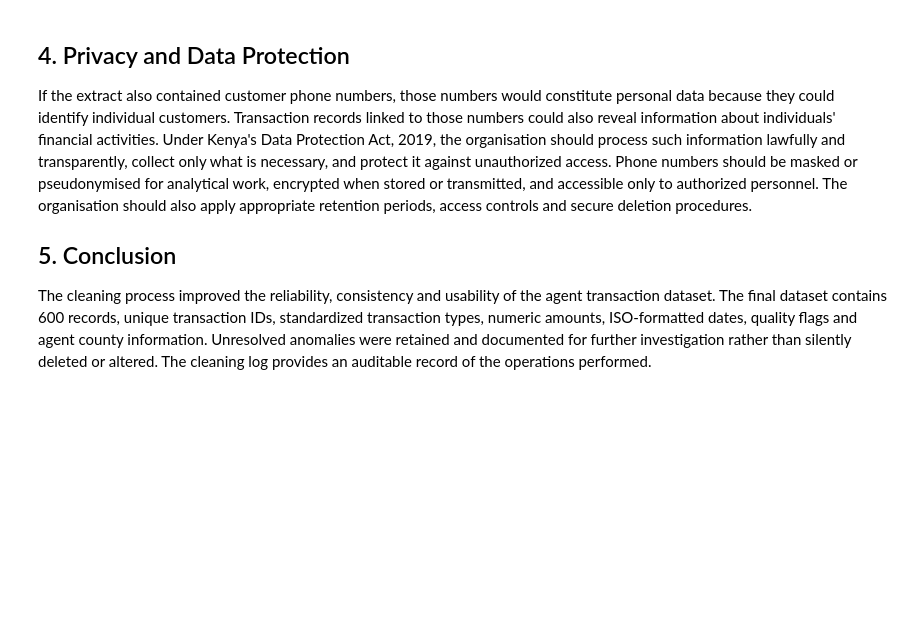
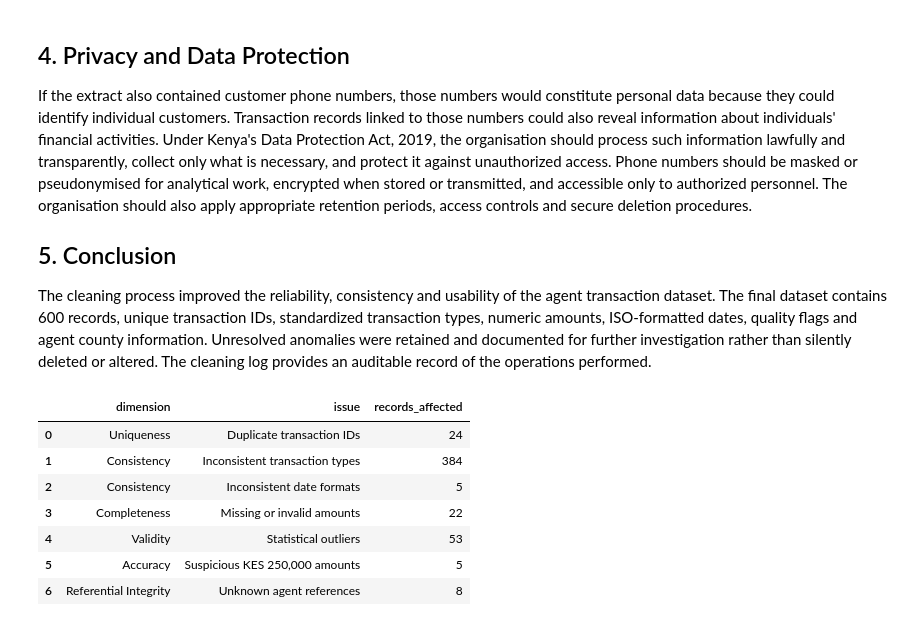
Before and after one commit to Gettie1/plp-da-a3-duka-sales-and-agent-cleanup, a Jupyter notebook: agent_cleanup.ipynb, the cells around one changed output. Saved outputs shown, nothing was run; the diff lists cells and outputs as text; code cells hidden in the pictures; blank space fills up the shorter version.

```diff
--- a/agent_cleanup.ipynb
+++ b/agent_cleanup.ipynb
@@ -790,3 +729,92 @@ If the extract also contained customer phone numbers, those numbers would consti
 ## 5. Conclusion
 
 The cleaning process improved the reliability, consistency and usability of the agent transaction dataset. The final dataset contains 600 records, unique transaction IDs, standardized transaction types, numeric amounts, ISO-formatted dates, quality flags and agent county information. Unresolved anomalies were retained and documented for further investigation rather than silently deleted or altered. The cleaning log provides an auditable record of the operations performed.
+# %%
+# Calculate quality issues from the original data
+duplicate_ids = txns["txn_id"].duplicated(keep=False).sum()
+
+standardized_types = (
+    txns["txn_type"]
+    .astype("string")
+    .str.strip()
+    .str.lower()
+    .map({
+        "deposit": "Deposit",
+        "withdrawal": "Withdrawal"
+    })
+)
+
+inconsistent_types = (
+    txns["txn_type"].astype("string") != standardized_types
+).fillna(False).sum()
+
+numeric_amounts = pd.to_numeric(
+    txns["amount"],
+    errors="coerce"
+)
+
+missing_amounts = numeric_amounts.isna().sum()
+
+suspicious_amounts = numeric_amounts.eq(250000).sum()
+
+inconsistent_dates = (
+    txns["txn_date"]
+    .astype("string")
+    .str.contains("/", na=False)
+).sum()
+
+unknown_agents_count = (
+    ~txns["agent_id"].isin(agents["agent_id"])
+).sum()
+
+# Calculate six data-quality dimensions
+audit_data = [
+    {
+        "dimension": "Uniqueness",
+        "issue": "Duplicate transaction IDs",
+        "records_affected": duplicate_ids
+    },
+    {
+        "dimension": "Consistency",
+        "issue": "Inconsistent transaction types",
+        "records_affected": inconsistent_types
+    },
+    {
+        "dimension": "Consistency",
+        "issue": "Inconsistent date formats",
+        "records_affected": inconsistent_dates
+    },
+    {
+        "dimension": "Completeness",
+        "issue": "Missing or invalid amounts",
+        "records_affected": missing_amounts
+    },
+    {
+        "dimension": "Validity",
+        "issue": "Statistical outliers",
+        "records_affected": clean_df["is_outlier"].sum()
+    },
+    {
+        "dimension": "Accuracy",
+        "issue": "Suspicious KES 250,000 amounts",
+        "records_affected": suspicious_amounts
+    },
+    {
+        "dimension": "Referential Integrity",
+        "issue": "Unknown agent references",
+        "records_affected": unknown_agents_count
+    }
+]
+
+audit_table = pd.DataFrame(audit_data)
+
+display(audit_table)
+# %% [output]
+|  | dimension | issue | records_affected |
+| 0 | Uniqueness | Duplicate transaction IDs | 24 |
+| 1 | Consistency | Inconsistent transaction types | 384 |
+| 2 | Consistency | Inconsistent date formats | 5 |
+| 3 | Completeness | Missing or invalid amounts | 22 |
+| 4 | Validity | Statistical outliers | 53 |
+| 5 | Accuracy | Suspicious KES 250,000 amounts | 5 |
+| 6 | Referential Integrity | Unknown agent references | 8 |
```
Also changed, not shown: parts of 5 cells of this notebook, 3 other files.
